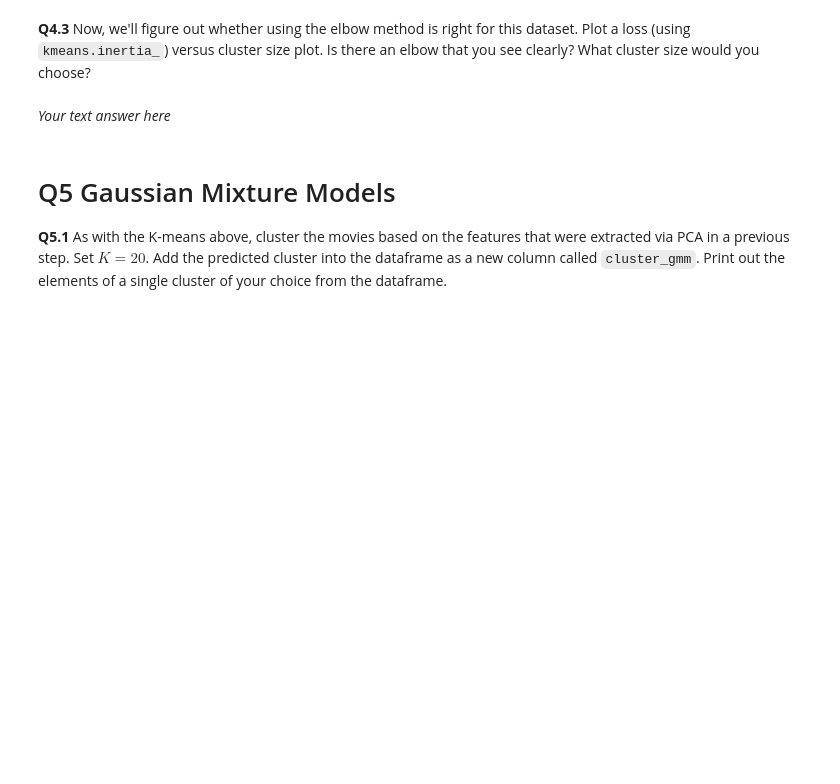
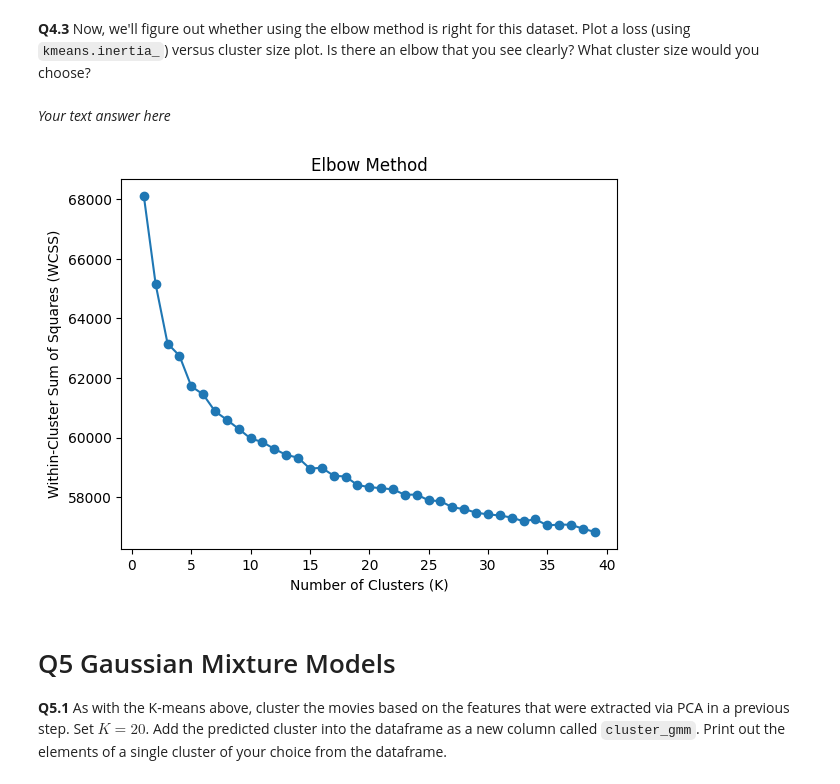
Before and after one commit to celinamadaschi/TMDL2024-, a Jupyter notebook: Week 3/Assignment 3 - Empty.ipynb, the cells around one changed output. Cells and saved outputs as stored; diff of their text form; code cells hidden in the pictures; blank space fills up the shorter version.

```diff
--- a/Week 3/Assignment 3 - Empty.ipynb
+++ b/Week 3/Assignment 3 - Empty.ipynb
@@ -369,12 +369,12 @@ df["overview_pca"] = ...
 from sklearn.cluster import KMeans
 
 # Perform K-means clustering
-kmeans = ...
-# fit model
-...
+kmeans = KMeans(n_clusters=20)
+kmeans.fit(matrix_of_data)
 
-y_preds = # get predictions
-df["cluster_kmeans"] = ... # set predictions
+
+y_preds = kmeans.predict(matrix_of_data)# get predictions
+df["cluster_kmeans"] = y_preds # set predictions
 
 # print out elements of cluster 0
-...
+df[df["cluster_kmeans"]==0]
@@ -388,6 +403,22 @@ df["cluster_kmeans"] = ... # set predictions
 *Your text answer here*
 # %%
 ... # your code answer here
+wcss = []
+k_values = range(1, 40)
+for k in k_values:
+    kmeans = KMeans(n_clusters=k)
+    kmeans.fit(matrix_of_data)
+    wcss.append(kmeans.inertia_)
+
+# Plot the elbow curve
+plt.plot(k_values, wcss, marker='o')
+plt.xlabel('Number of Clusters (K)')
+plt.ylabel('Within-Cluster Sum of Squares (WCSS)')
+plt.title('Elbow Method')
+
+plt.show()
+# %% [output]
+[figure, added]
 # %% [markdown]
 # Q5 Gaussian Mixture Models
 
```
Also changed, not shown: parts of 9 cells of this notebook.
